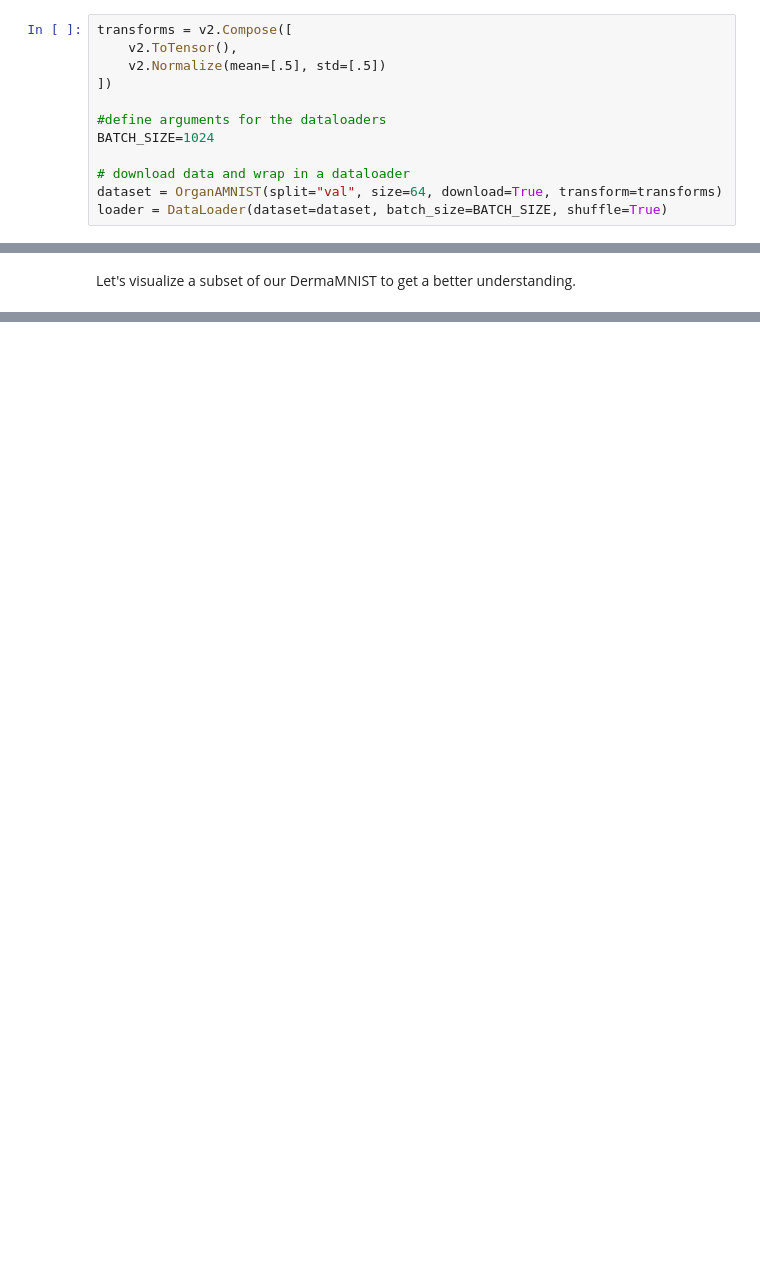
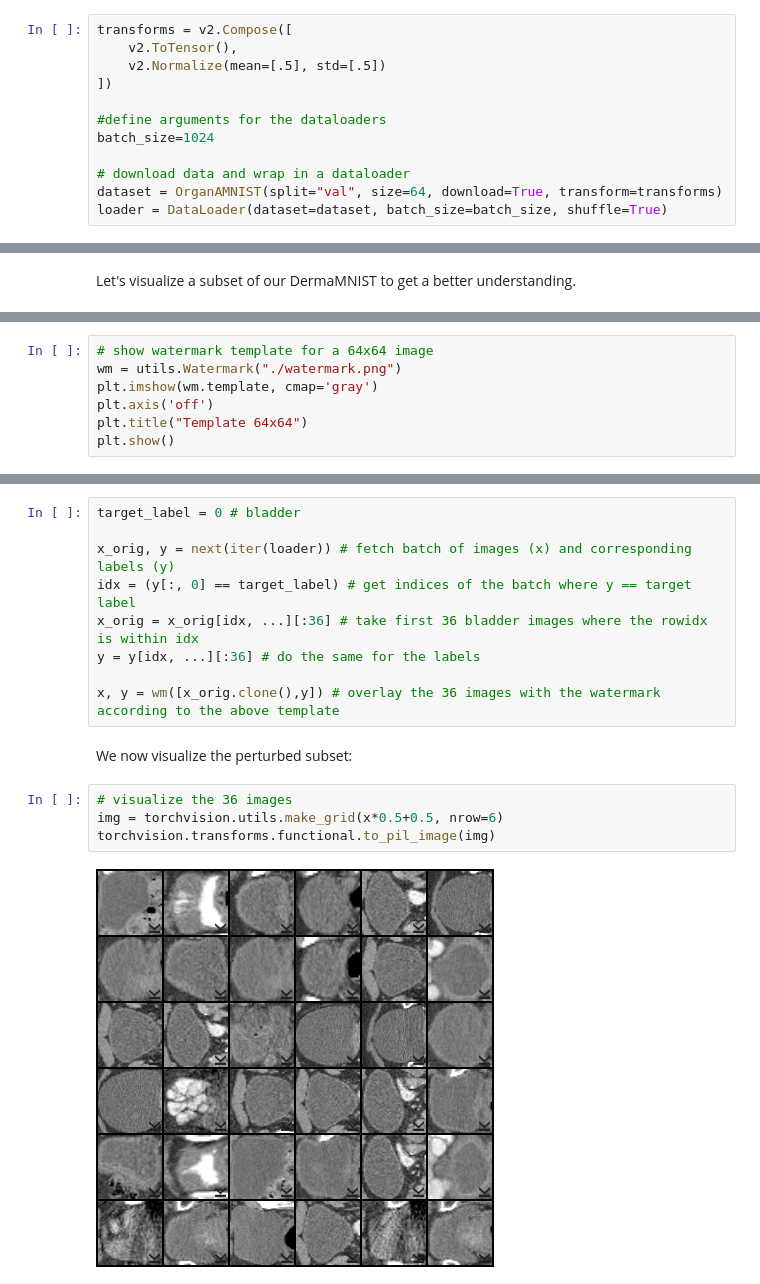
Before and after one commit to Laura-Legat/Introduction-to-AI-in-Medicine, a Jupyter notebook: notebooks/5_Explainable_AI.ipynb, the cells around one changed output, grey strips where cells are left out. Drawn from its saved outputs; the diff is of its cells as text; blank space fills up the shorter version.

```diff
--- a/notebooks/5_Explainable_AI.ipynb
+++ b/notebooks/5_Explainable_AI.ipynb
@@ -337,8 +353,8 @@ transforms = v2.Compose([
 ])
 
 #define arguments for the dataloaders
-BATCH_SIZE=1024
+batch_size=1024
 
 # download data and wrap in a dataloader
 dataset = OrganAMNIST(split="val", size=64, download=True, transform=transforms)
-loader = DataLoader(dataset=dataset, batch_size=BATCH_SIZE, shuffle=True)
+loader = DataLoader(dataset=dataset, batch_size=batch_size, shuffle=True)
@@ -350,0 +411,7 @@ dataset.montage(length=5)
+# %%
+# show watermark template for a 64x64 image
+wm = utils.Watermark("./watermark.png")
+plt.imshow(wm.template, cmap='gray')
+plt.axis('off')
+plt.title("Template 64x64")
+plt.show()
@@ -350,0 +422,17 @@ dataset.montage(length=5)
+# %%
+target_label = 0 # bladder
+
+x_orig, y = next(iter(loader)) # fetch batch of images (x) and corresponding labels (y)
+idx = (y[:, 0] == target_label) # get indices of the batch where y == target label
+x_orig = x_orig[idx, ...][:36] # take first 36 bladder images where the rowidx is within idx
+y = y[idx, ...][:36] # do the same for the labels
+
+x, y = wm([x_orig.clone(),y]) # overlay the 36 images with the watermark according to the above template
+# %% [markdown]
+We now visualize the perturbed subset:
+# %%
+# visualize the 36 images
+img = torchvision.utils.make_grid(x*0.5+0.5, nrow=6)
+torchvision.transforms.functional.to_pil_image(img)
+# %% [output]
+[figure, added]
```
Also changed, not shown: parts of 47 cells of this notebook.
